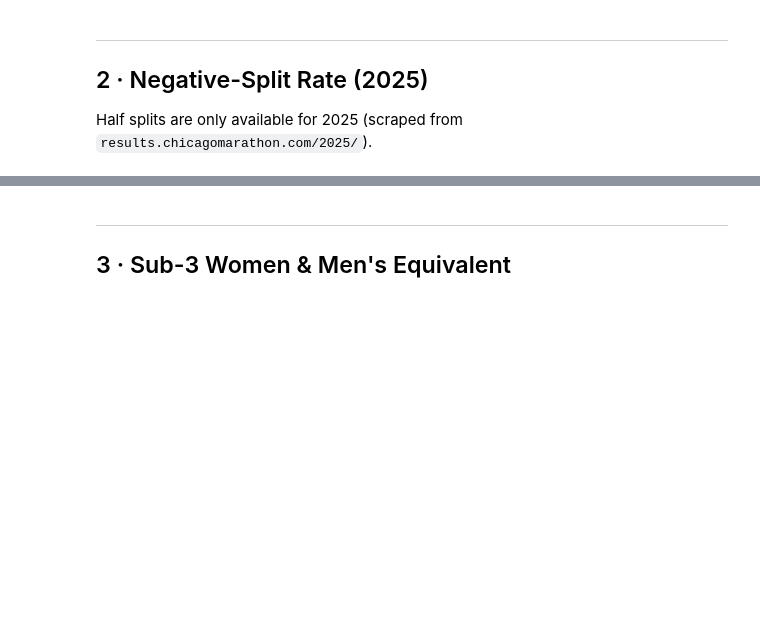
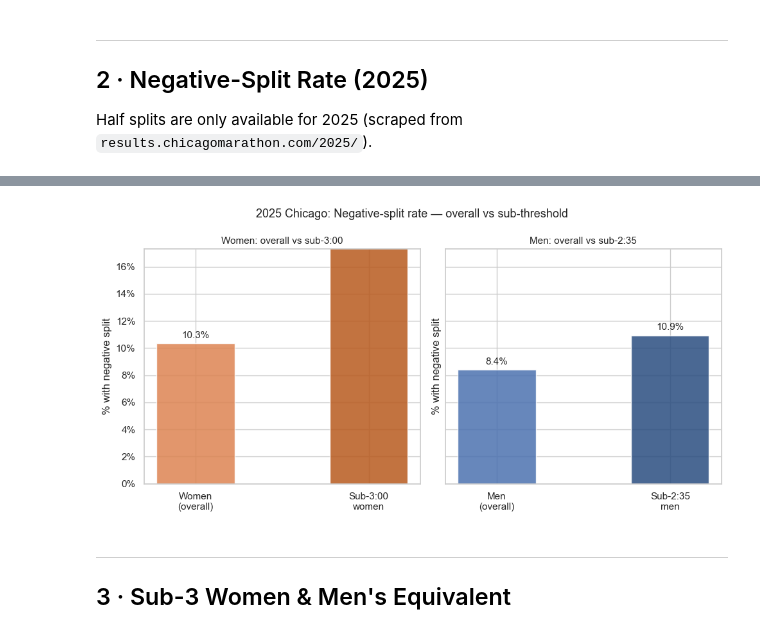
Before and after one commit to racheldadamio/rachels-receipts, a Jupyter notebook: boston_marathon_2/chicago_comparison.ipynb, the cells around one changed output, grey strips where cells are left out. Cells and saved outputs as stored; diff of their text form; code cells hidden in the pictures; blank space fills up the shorter version.

```diff
--- a/boston_marathon_2/chicago_comparison.ipynb
+++ b/boston_marathon_2/chicago_comparison.ipynb
@@ -159,45 +178,56 @@ plt.show()
 # %%
 # Sub-threshold neg-split rate vs overall — 2025 only
 # (Half splits only available for 2025)
 
-_SUB3   = 3 * 3600
+_SUB3 = 3 * 3600
 _SUB235 = 2 * 3600 + 35 * 60
 
-women25 = df25[df25['gender'] == 'F']
-men25   = df25[df25['gender'] == 'M']
+women25 = df25[df25["gender"] == "F"]
+men25 = df25[df25["gender"] == "M"]
 
 rates_compare = {
-    'Women\n(overall)':      (women25['split_diff'] < -THRESHOLD).mean() * 100,
-    'Sub-3:00\nwomen':        (women25[women25['finish_secs'] < _SUB3]['split_diff'] < -THRESHOLD).mean() * 100,
-    'Men\n(overall)':        (men25['split_diff'] < -THRESHOLD).mean() * 100,
-    'Sub-2:35\nmen':          (men25[men25['finish_secs'] < _SUB235]['split_diff'] < -THRESHOLD).mean() * 100,
+    "Women\n(overall)": (women25["split_diff"] < -THRESHOLD).mean() * 100,
+    "Sub-3:00\nwomen": (
+        women25[women25["finish_secs"] < _SUB3]["split_diff"] < -THRESHOLD
+    ).mean()
+    * 100,
+    "Men\n(overall)": (men25["split_diff"] < -THRESHOLD).mean() * 100,
+    "Sub-2:35\nmen": (
+        men25[men25["finish_secs"] < _SUB235]["split_diff"] < -THRESHOLD
+    ).mean()
+    * 100,
 }
 
-palette = {'F': '#DD8452', 'M': '#4C72B0'}
-bar_colors = [palette['F'], '#b85a1e', palette['M'], '#2a4d80']
+palette = {"F": "#DD8452", "M": "#4C72B0"}
+bar_colors = [palette["F"], "#b85a1e", palette["M"], "#2a4d80"]
 
 fig, axes = plt.subplots(1, 2, figsize=(10, 5), sharey=True)
 
 for ax, gender, groups, title in [
-    (axes[0], 'F',
-     ['Women\n(overall)', 'Sub-3:00\nwomen'],
-     'Women: overall vs sub-3:00'),
-    (axes[1], 'M',
-     ['Men\n(overall)', 'Sub-2:35\nmen'],
-     'Men: overall vs sub-2:35'),
+    (
+        axes[0],
+        "F",
+        ["Women\n(overall)", "Sub-3:00\nwomen"],
+        "Women: overall vs sub-3:00",
+    ),
+    (axes[1], "M", ["Men\n(overall)", "Sub-2:35\nmen"], "Men: overall vs sub-2:35"),
 ]:
-    vals   = [rates_compare[g] for g in groups]
-    colors = [palette[gender], '#b85a1e' if gender == 'F' else '#2a4d80']
-    bars   = ax.bar(groups, vals, color=colors, alpha=0.85, width=0.45)
-    ax.bar_label(bars, fmt='%.1f%%', padding=4, fontsize=11)
+    vals = [rates_compare[g] for g in groups]
+    colors = [palette[gender], "#b85a1e" if gender == "F" else "#2a4d80"]
+    bars = ax.bar(groups, vals, color=colors, alpha=0.85, width=0.45)
+    ax.bar_label(bars, fmt="%.1f%%", padding=4, fontsize=11)
     ax.set_title(title, fontsize=11)
-    ax.set_ylabel('% with negative split')
+    ax.set_ylabel("% with negative split")
     ax.set_ylim(0, max(vals) * 1.4 + 2)
-    ax.yaxis.set_major_formatter(mticker.FormatStrFormatter('%.0f%%'))
+    ax.yaxis.set_major_formatter(mticker.FormatStrFormatter("%.0f%%"))
 
-fig.suptitle('2025 Chicago: Negative-split rate — overall vs sub-threshold', fontsize=13)
+fig.suptitle(
+    "2025 Chicago: Negative-split rate — overall vs sub-threshold", fontsize=13
+)
 plt.tight_layout()
 plt.show()
+# %% [output]
+[figure, added]
 # %% [markdown]
 ---
 ## 3 · Sub-3 Women & Men's Equivalent
```
Also changed, not shown: parts of 8 cells of this notebook.
